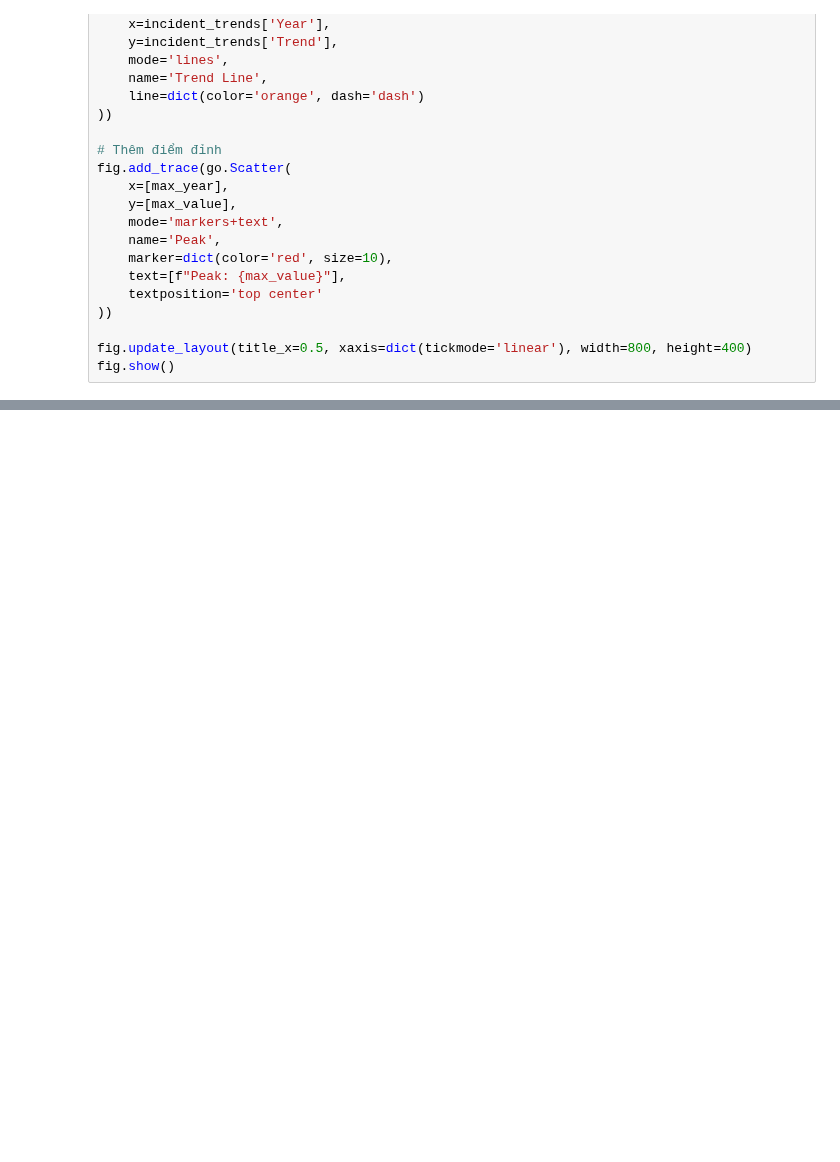
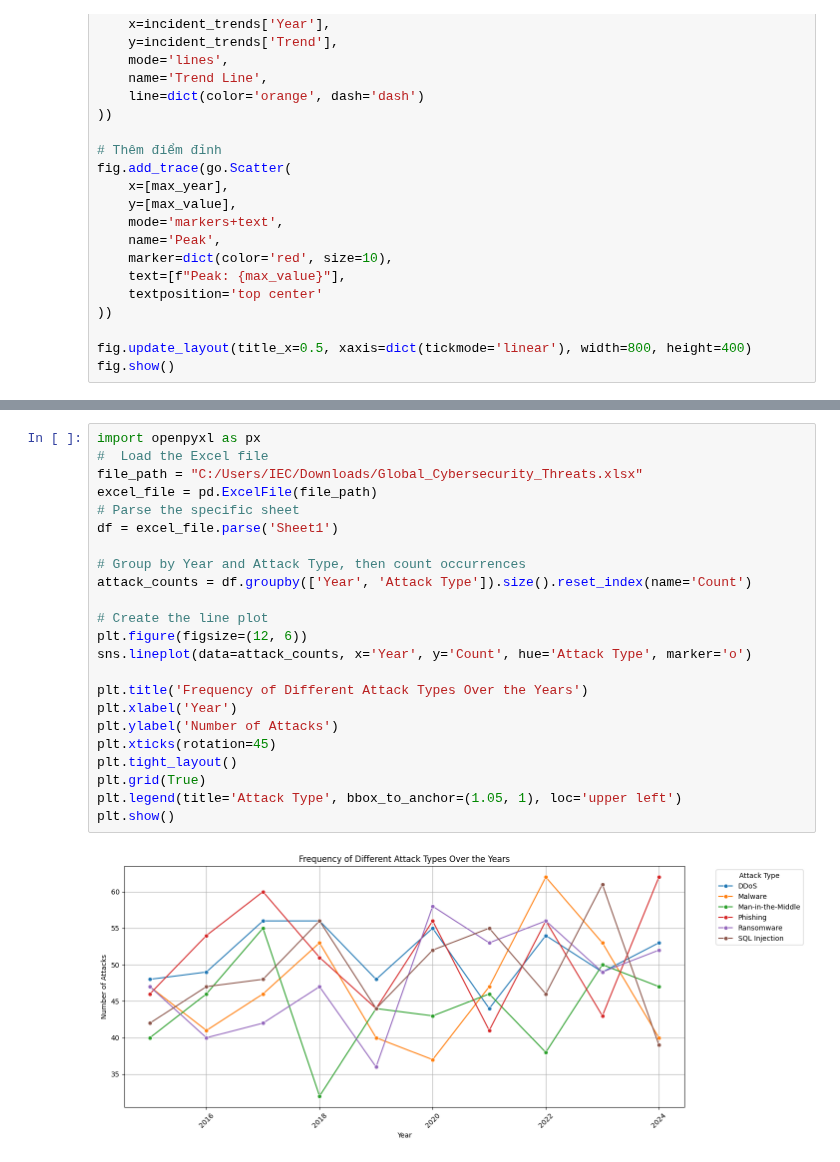
Before and after one commit to immaFrogUwU/Cyber-Security-Threats, a Jupyter notebook: Data_Storytelling_Cyber_Security_Threats.ipynb, the cells around one changed output, grey strips where cells are left out. Cells and saved outputs as stored; diff of their text form; blank space fills up the shorter version.

Commit message:
Frequency of Different Attack Types Over the Years
Lineplot of Frequency of Different Attack Types Over the Years

```diff
--- a/Data_Storytelling_Cyber_Security_Threats.ipynb
+++ b/Data_Storytelling_Cyber_Security_Threats.ipynb
@@ -175,0 +194,25 @@ fig.show()
+# %%
+import openpyxl as px
+#  Load the Excel file
+file_path = "C:/Users/IEC/Downloads/Global_Cybersecurity_Threats.xlsx"
+excel_file = pd.ExcelFile(file_path)
+# Parse the specific sheet
+df = excel_file.parse('Sheet1')
+
+# Group by Year and Attack Type, then count occurrences
+attack_counts = df.groupby(['Year', 'Attack Type']).size().reset_index(name='Count')
+
+# Create the line plot
+plt.figure(figsize=(12, 6))
+sns.lineplot(data=attack_counts, x='Year', y='Count', hue='Attack Type', marker='o')
+
+plt.title('Frequency of Different Attack Types Over the Years')
+plt.xlabel('Year')
+plt.ylabel('Number of Attacks')
+plt.xticks(rotation=45)
+plt.tight_layout()
+plt.grid(True)
+plt.legend(title='Attack Type', bbox_to_anchor=(1.05, 1), loc='upper left')
+plt.show()
+# %% [output]
+[figure, added]
```
Also changed, not shown: parts of 2 cells of this notebook.
